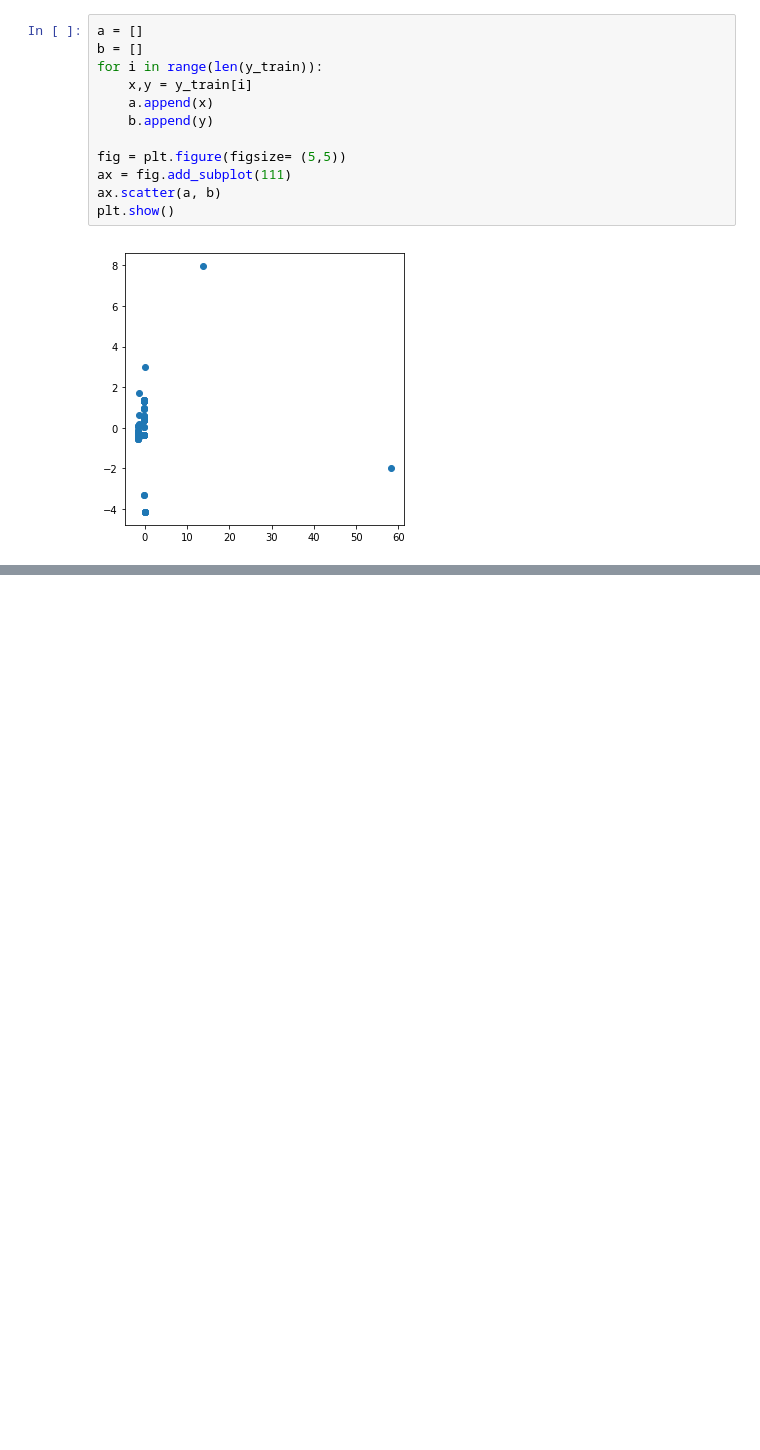
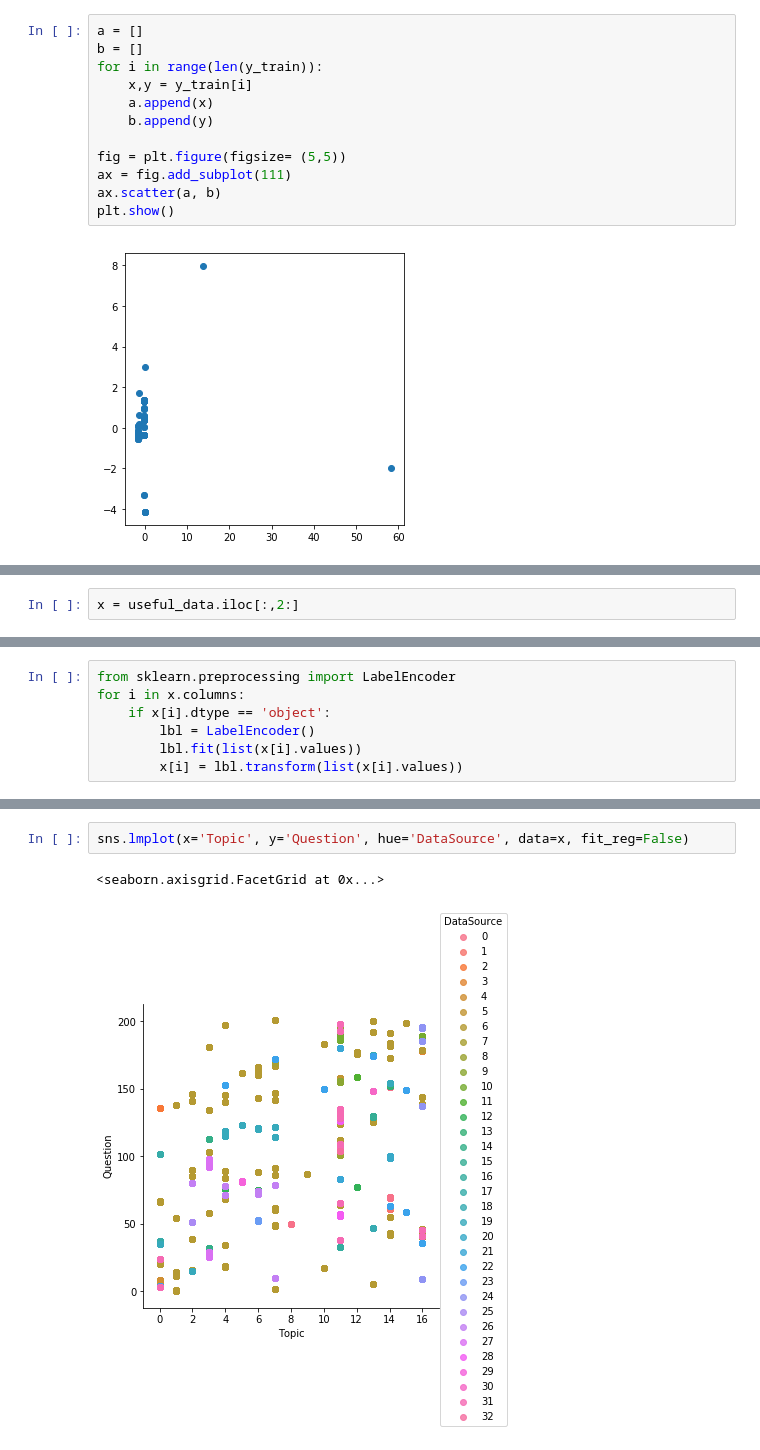
Before and after one commit to dadayadav/Data-visualization, a Jupyter notebook: Untitled.ipynb, the cells around one changed output, grey strips where cells are left out. Drawn from its saved outputs; the diff is of its cells as text; blank space fills up the shorter version.

```diff
--- a/Untitled.ipynb
+++ b/Untitled.ipynb
@@ -449,0 +471,2 @@ plt.show()
+# %%
+x = useful_data.iloc[:,2:]
@@ -449,0 +482,7 @@ plt.show()
+# %%
+from sklearn.preprocessing import LabelEncoder
+for i in x.columns:
+    if x[i].dtype == 'object':
+        lbl = LabelEncoder()
+        lbl.fit(list(x[i].values))
+        x[i] = lbl.transform(list(x[i].values))
@@ -449,0 +498,5 @@ plt.show()
+# %%
+sns.lmplot(x='Topic', y='Question', hue='DataSource', data=x, fit_reg=False)
+# %% [output]
+<seaborn.axisgrid.FacetGrid at 0x...>
+[figure, added]
```
Also changed, not shown: parts of 15 cells of this notebook.
